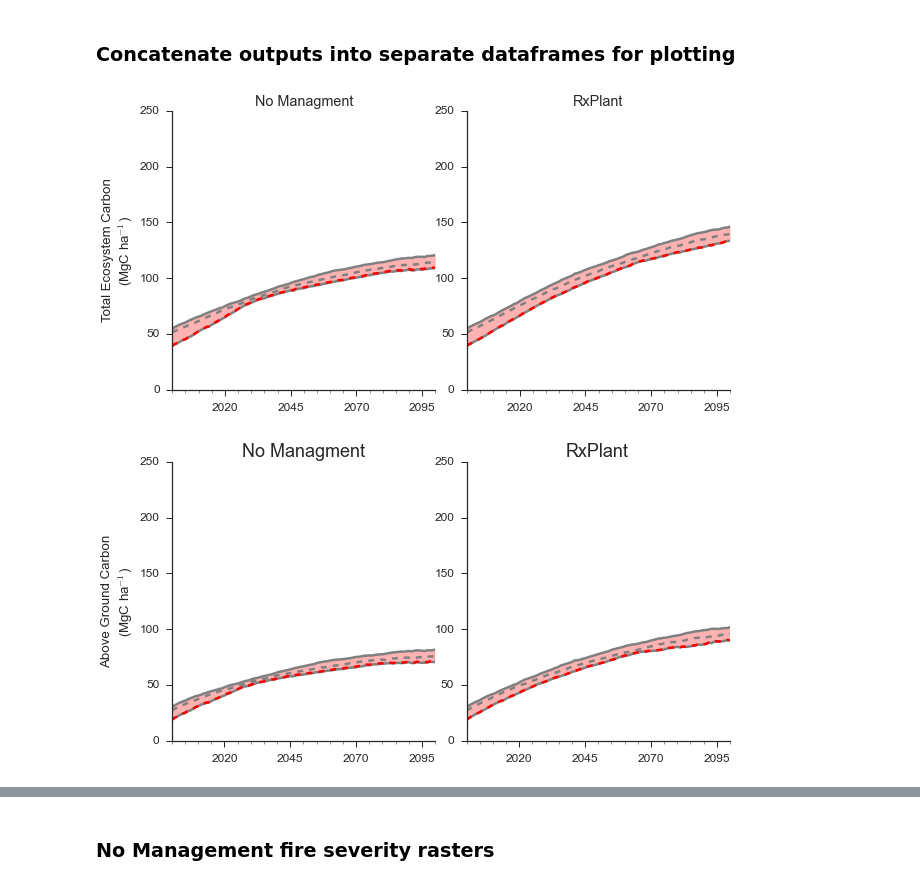
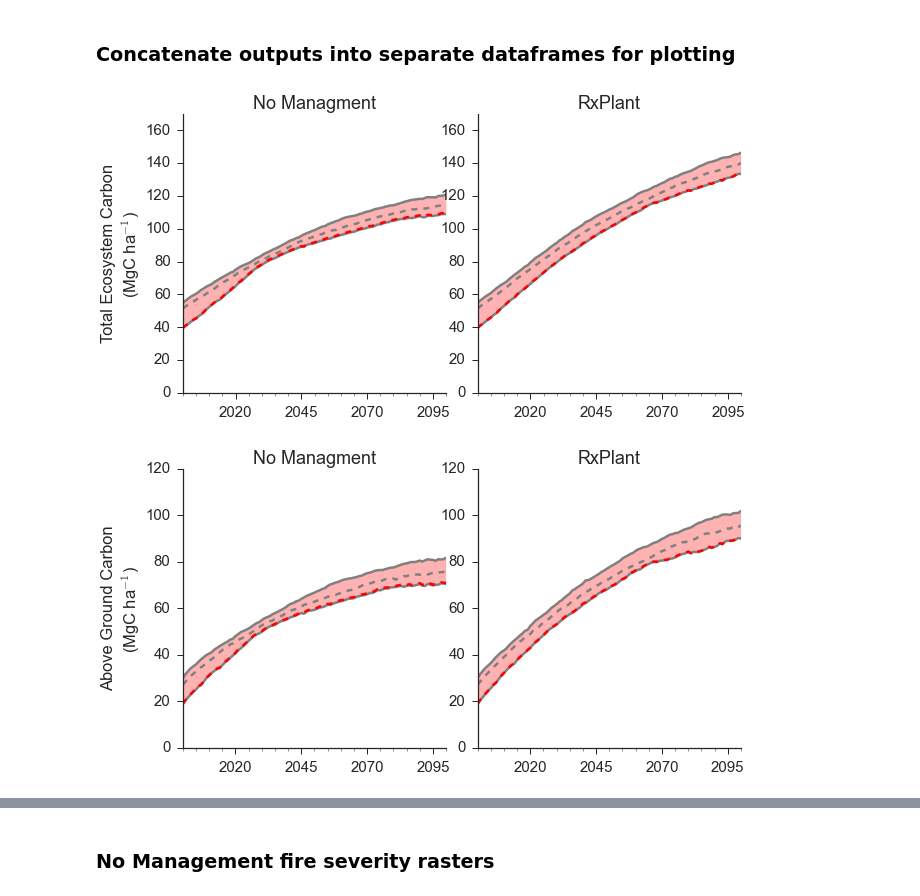
Before and after one commit to djkrofch/FtBenning, a Jupyter notebook: SwantesonFranzianAnalysis.ipynb, the cells around one changed output, grey strips where cells are left out. Saved outputs shown, nothing was run; the diff lists cells and outputs as text; code cells hidden in the pictures.

```diff
--- a/SwantesonFranzianAnalysis.ipynb
+++ b/SwantesonFranzianAnalysis.ipynb
@@ -12,7 +12,7 @@ import os, glob
 from IPython.display import Image
 
 # Data directory
-dataDir = 'X:/Output_10_16_17/'
+dataDir = 'E:/Output_10_16_17/'
 # %% [markdown]
 ### Lets be honest
 SwantesonFranzia is just obvious enough to justify a boxed wine
@@ -99,31 +114,31 @@ totRxSimCentDFs['Trtmnt']    = 'Rx'
 # %%
 f, (ax1, ax2) = plt.subplots(1,2, figsize =(10,5))
 plt.subplots_adjust(wspace = 0.12)
 sns.set_style('ticks')
-sns.set_context('notebook', font_scale=1.2)
+sns.set_context('notebook', font_scale=1.5)
 
 plotAllSimsMinMaxMed(totNoManSimCentDFs, 'TECw','No Management', ax = ax1)
 plotAllSimsMinMaxMed(totRxSimCentDFs, 'TECw','Rx', ax = ax2)
 ax1.set_title('No Managment')
 ax2.set_title('RxPlant')
 ax1.set_ylabel('Total Ecosystem Carbon \n(MgC ha$^{-1}$)')
 for ax in [ax1, ax2]:
-    ax.set_ylim([0,250])
+    ax.set_ylim([0,170])
 sns.despine()
 
 f, (ax1, ax2) = plt.subplots(1,2, figsize =(10,5))
 plt.subplots_adjust(wspace = 0.12)
 sns.set_style('ticks')
 sns.set_context('notebook', font_scale=1.5)
 
 plotAllSimsMinMaxMed(totNoManSimCentDFs, 'AGBw','No Management', ax = ax1)
 plotAllSimsMinMaxMed(totRxSimCentDFs, 'AGBw','Rx', ax = ax2)
 ax1.set_title('No Managment')
 ax2.set_title('RxPlant')
 ax1.set_ylabel('Above Ground Carbon \n(MgC ha$^{-1}$)')
 for ax in [ax1, ax2]:
-    ax.set_ylim([0,250])
+    ax.set_ylim([0,120])
 sns.despine()
 # %% [output]
-[figure, old version]
+[figure, new version]
-[figure, old version]
+[figure, new version]
```
Also changed, not shown: parts of 23 cells of this notebook.
